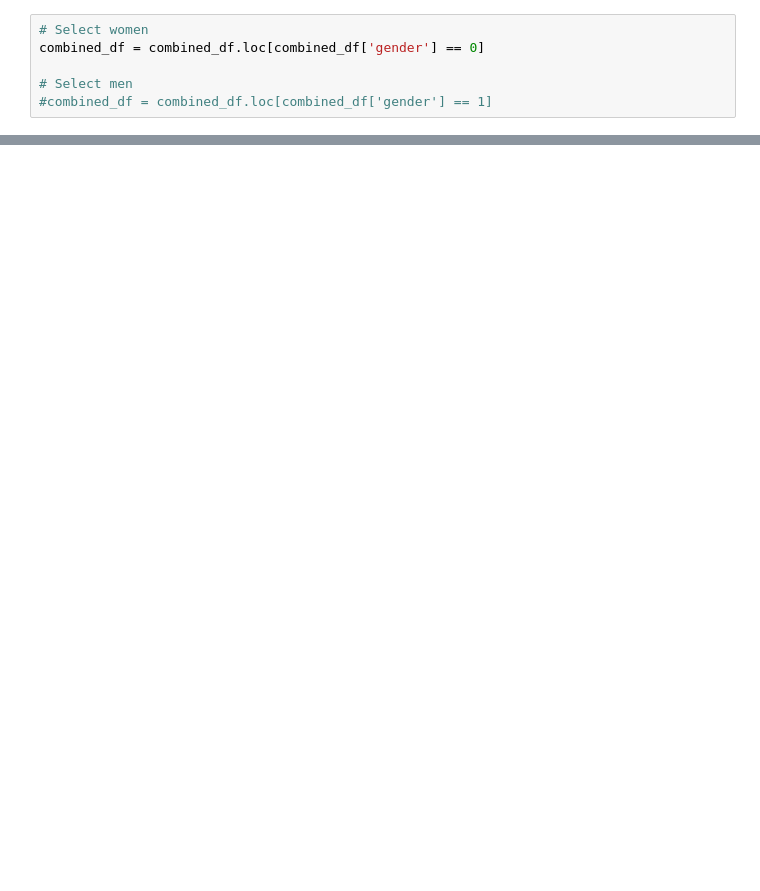
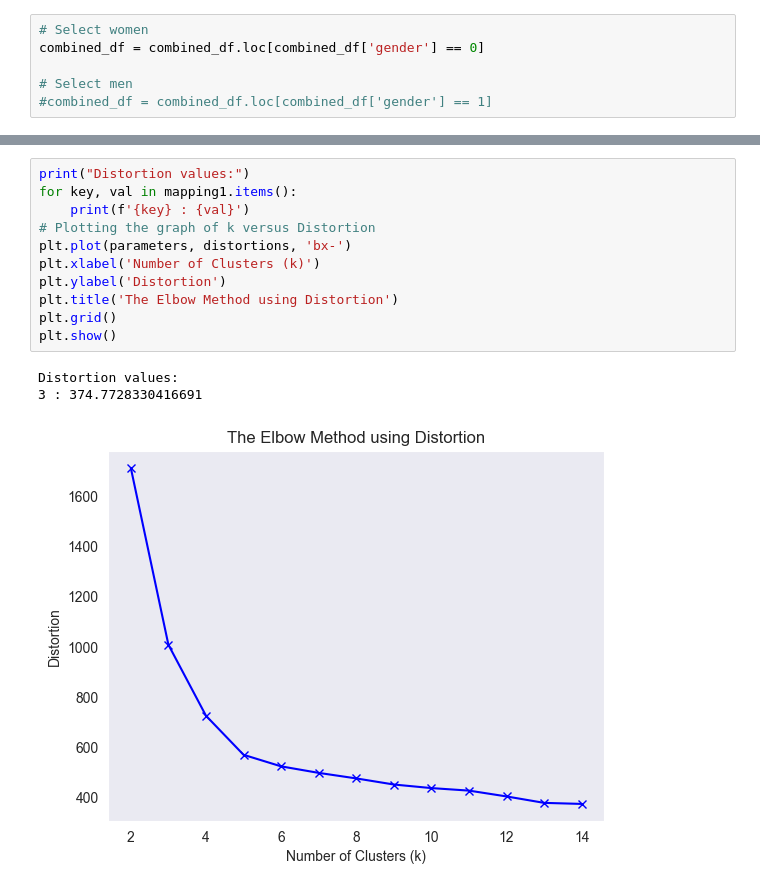
Before and after one commit to nemuru-pigeon/DSAIT4020, a Jupyter notebook: clustering.ipynb, the cells around one changed output, grey strips where cells are left out. Saved outputs shown, nothing was run; the diff lists cells and outputs as text; blank space fills up the shorter version.

```diff
--- a/clustering.ipynb
+++ b/clustering.ipynb
@@ -227,0 +245,15 @@ Parameter: {'n_clusters': 40, 'n_init': 'auto'} Score 0.1718090038393522
+# %%
+print("Distortion values:")
+for key, val in mapping1.items():
+    print(f'{key} : {val}')
+# Plotting the graph of k versus Distortion
+plt.plot(parameters, distortions, 'bx-')
+plt.xlabel('Number of Clusters (k)')
+plt.ylabel('Distortion')
+plt.title('The Elbow Method using Distortion')
+plt.grid()
+plt.show()
+# %% [output]
+Distortion values:
+3 : 374.7728330416691
+[figure, added]
```
Also changed, not shown: parts of 19 cells of this notebook.
